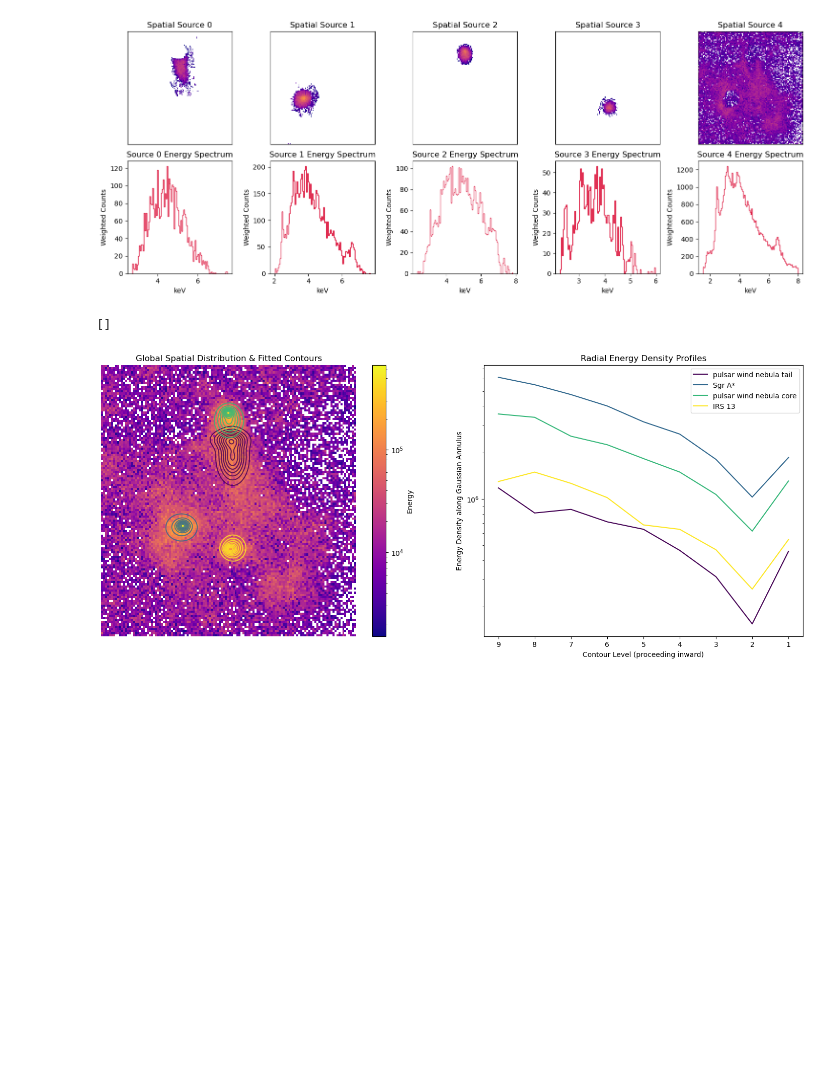
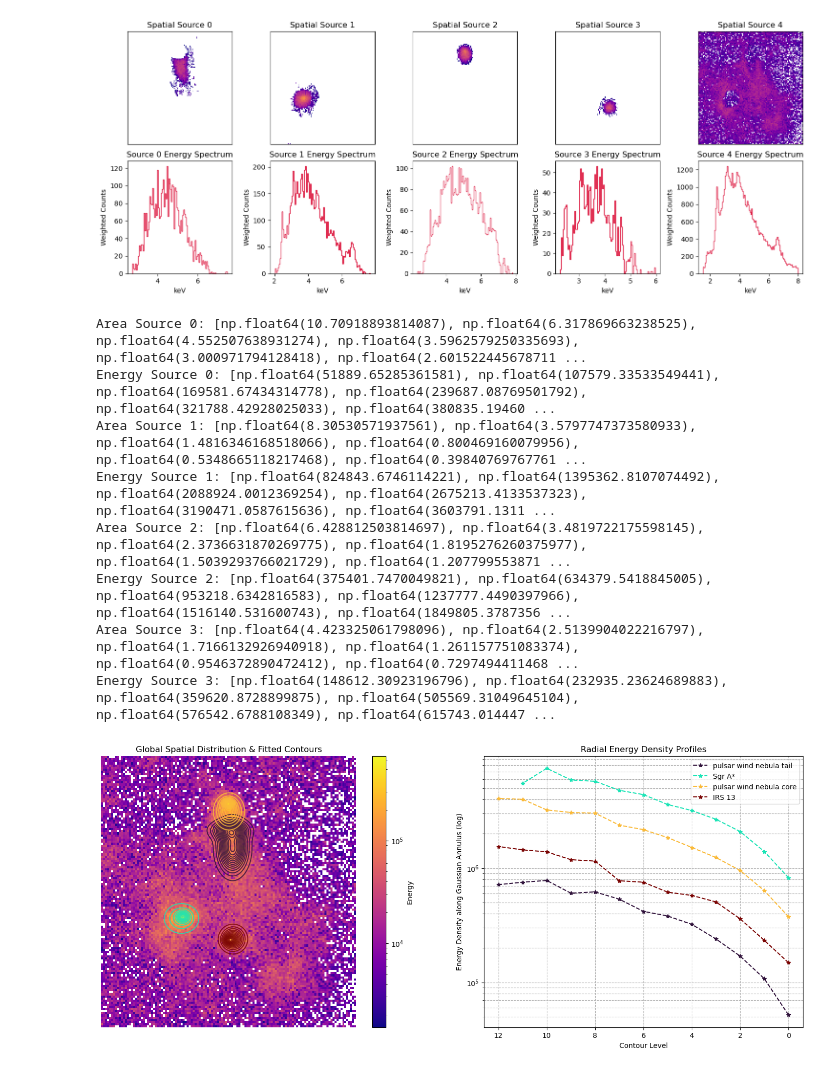
Before and after one commit to star-skelly/dogs_source_separation, a Jupyter notebook: scientific_analysis.ipynb, the cells around one changed output. Drawn from its saved outputs; the diff is of its cells as text; code cells hidden in the pictures; blank space fills up the shorter version.

```diff
--- a/scientific_analysis.ipynb
+++ b/scientific_analysis.ipynb
@@ -107,7 +107,7 @@ def fit_contours_2d(table, initial_center, initial_std):
     return popt
 # %%
 contours = []
-cont_lvls = 10
+cont_lvls = 15
 
 for i in range(len(split_sources)):
     table = split_sources[i]
@@ -168,30 +176,41 @@ def energy_density_ring(contour_collection, data, lvl: int):
 # %%
 fig, (ax1, ax2) = plt.subplots(1, 2, figsize=(18, 7))
 h2d = ax1.hist2d(subset['x'], subset['y'], bins=(BINX, BINY),
                  weights=subset['energy'],
                  cmap='plasma', norm=LogNorm())
 ax1.set_title('Global Spatial Distribution & Fitted Contours')
 ax1.set_axis_off()
 ax2.set_title('Radial Energy Density Profiles')
-ax2.set_xlabel('Contour Level (proceeding inward)')
-ax2.set_ylabel('Energy Density along Gaussian Annulus')
+ax2.set_xlabel('Contour Level')
+ax2.set_ylabel('Energy Density along Gaussian Annulus (log)')
 ax2.invert_xaxis()
 fig.colorbar(h2d[3], ax=ax1, label='Energy')
 
 areas = []
 energies = []
-cmap = mpl.colormaps['viridis']
+cmap = mpl.colormaps['turbo']
 colors = cmap(np.linspace(0, 1, len(contours)))
 objs = ['pulsar wind nebula tail','Sgr A*', 'pulsar wind nebula core', 'IRS 13']
 for obj, cont in enumerate(contours):
     ax1.contour(cont, colors=colors[obj], alpha=0.8)
-    energies.append([energy_density_ring(cont, split_sources[obj], i) for i in range(cont_lvls)])
-    plt.plot(energies[-1], color=colors[obj], label=objs[obj])
+    areas.append([area_of_contour_ring(cont, i) for i in range(2, cont_lvls)])
+    energies.append([energy_density_ring(cont, split_sources[obj], i) for i in range(2, cont_lvls)])
+    ax2.plot(energies[-1], color=colors[obj], label=objs[obj], marker='*', linestyle='dashed')
     #plt.plot([energy_of_contour_ring(cont, split_sources[obj], i) for i in range(cont_lvls)], '--')
 
+plt.grid(linestyle='--', which='both')
 plt.legend()
 plt.yscale('log')
-print(areas)
+for i, a in enumerate(areas):
+    print(f"Area Source {i}: {areas[i]}")
+    print(f"Energy Source {i}: {energies[i]}")
 # %% [output]
-[]
+Area Source 0: [np.float64(10.70918893814087), np.float64(6.317869663238525), np.float64(4.552507638931274), np.float64(3.5962579250335693), np.float64(3.000971794128418), np.float64(2.601522445678711 ...
+Energy Source 0: [np.float64(51889.65285361581), np.float64(107579.33533549441), np.float64(169581.67434314778), np.float64(239687.08769501792), np.float64(321788.42928025033), np.float64(380835.19460 ...
+Area Source 1: [np.float64(8.30530571937561), np.float64(3.5797747373580933), np.float64(1.4816346168518066), np.float64(0.800469160079956), np.float64(0.5348665118217468), np.float64(0.39840769767761 ...
+Energy Source 1: [np.float64(824843.6746114221), np.float64(1395362.8107074492), np.float64(2088924.0012369254), np.float64(2675213.4133537323), np.float64(3190471.0587615636), np.float64(3603791.1311 ...
+Area Source 2: [np.float64(6.428812503814697), np.float64(3.4819722175598145), np.float64(2.3736631870269775), np.float64(1.8195276260375977), np.float64(1.5039293766021729), np.float64(1.207799553871 ...
+Energy Source 2: [np.float64(375401.7470049821), np.float64(634379.5418845005), np.float64(953218.6342816583), np.float64(1237777.4490397966), np.float64(1516140.531600743), np.float64(1849805.3787356 ...
+Area Source 3: [np.float64(4.423325061798096), np.float64(2.5139904022216797), np.float64(1.7166132926940918), np.float64(1.261157751083374), np.float64(0.9546372890472412), np.float64(0.7297494411468 ...
+Energy Source 3: [np.float64(148612.30923196796), np.float64(232935.23624689883), np.float64(359620.8728899875), np.float64(505569.31049645104), np.float64(576542.6788108349), np.float64(615743.014447 ...
-[figure, old version]
+[figure, new version]
```
Also changed, not shown: parts of 3 cells of this notebook.
